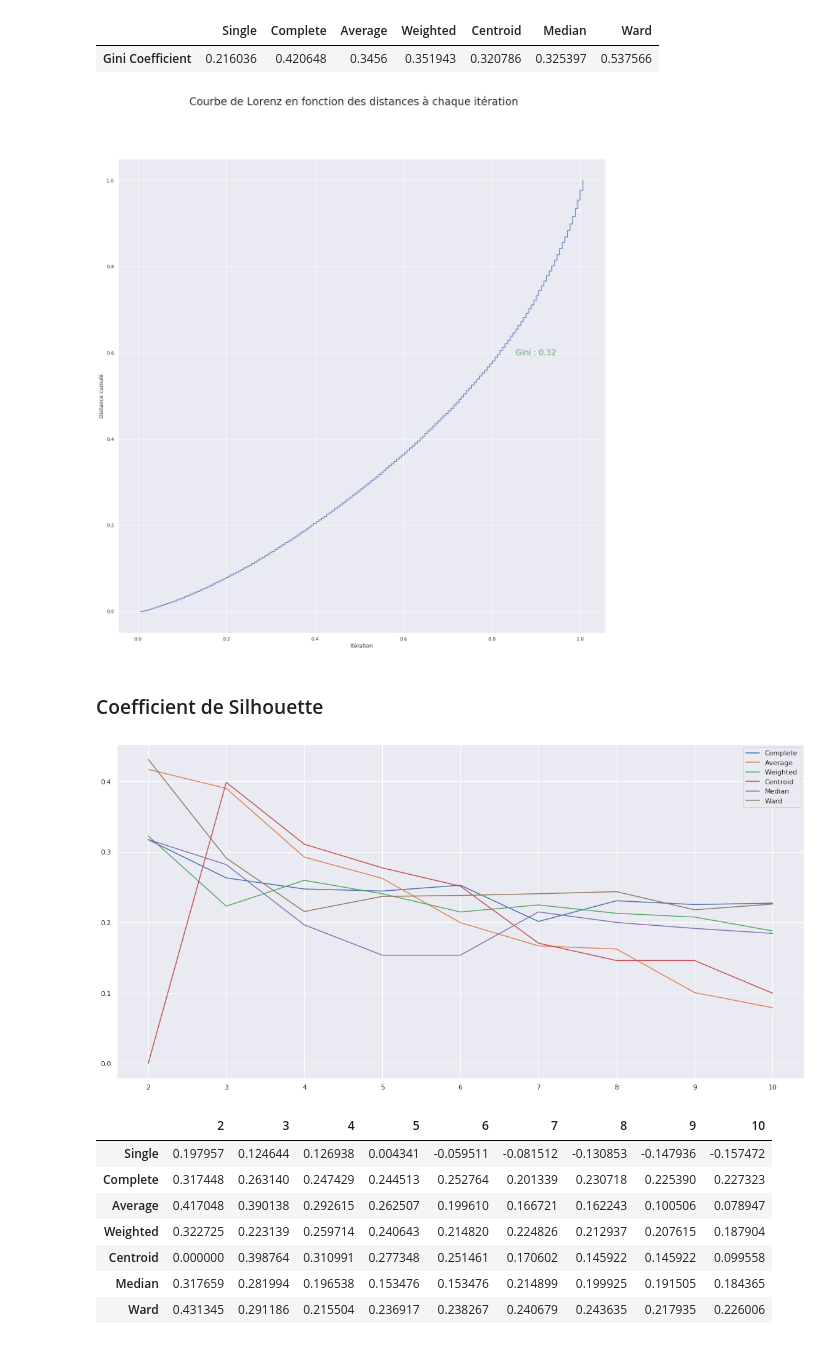
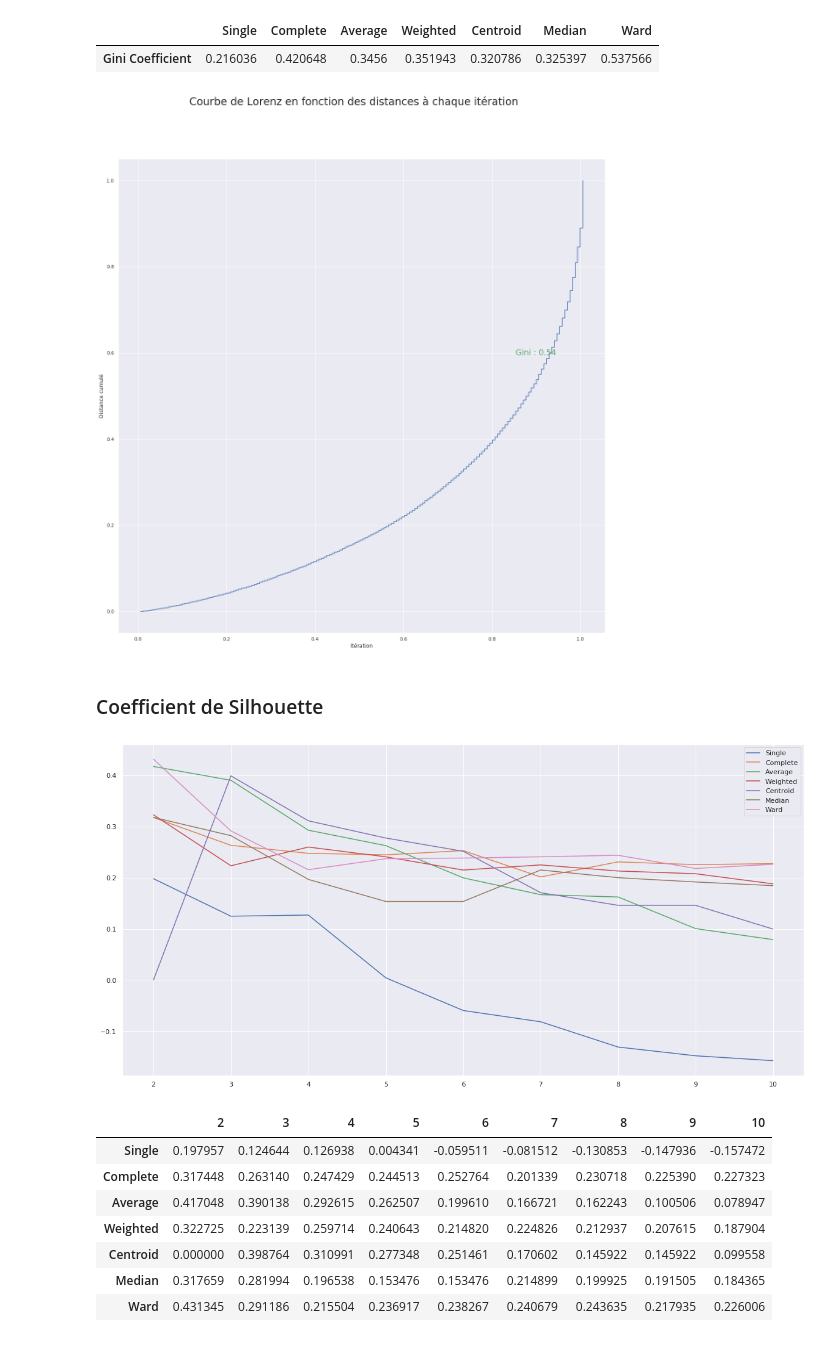
Before and after one commit to FranckDELRUE/FranckDELRUE-OCR-Project-5-DAn-Python, a Jupyter notebook: P5_02_Code.ipynb, the cells around one changed output. Cells and saved outputs as stored; diff of their text form; code cells hidden in the pictures.

```diff
--- a/P5_02_Code.ipynb
+++ b/P5_02_Code.ipynb
@@ -154,7 +155,7 @@ fig, axes = plt.subplots(1, 1, figsize=(20, 20))
 
 fig.suptitle("Courbe de Lorenz en fonction des distances à chaque itération", fontsize= _FONTSIZETITLE_)
 
-Z = linkage(X_scaled, 'centroid')
+Z = linkage(X_scaled, 'ward')
 lorenz, n, gini = OCR.lorenz(pd.DataFrame(data=Z[:,2]))
 xaxis = np.linspace(1/n,1+1/n,n+1) #Il y a un segment de taille n pour chaque individu, plus 1 segment supplémentaire d'ordonnée 0. Le premier segment commence à 0-1/n, et le dernier termine à 1+1/n.
 
@@ -165,7 +166,7 @@ axes.set_ylabel('Distance cumulé')
 
 plt.show()
 # %% [output]
-[figure, old version]
+[figure, new version]
 # %% [markdown]
 ### Coefficient de Silhouette
 # %%
@@ -188,10 +189,10 @@ silhouette = pd.DataFrame(scoreSilhouetteMethod, index=methods, columns=range(2,
 # %%
 fig = plt.figure(figsize=(20,10))
 
-for i in range(1,7):
+for i in range(0,7):
     sns.lineplot(y=silhouette.iloc[i, :].values, x=silhouette.iloc[i, :].index, label=methods[i])
 # %% [output]
-[figure, old version]
+[figure, new version]
 # %%
 silhouette
 # %% [output]
```
Also changed, not shown: parts of 59 cells of this notebook, 11 other files.
